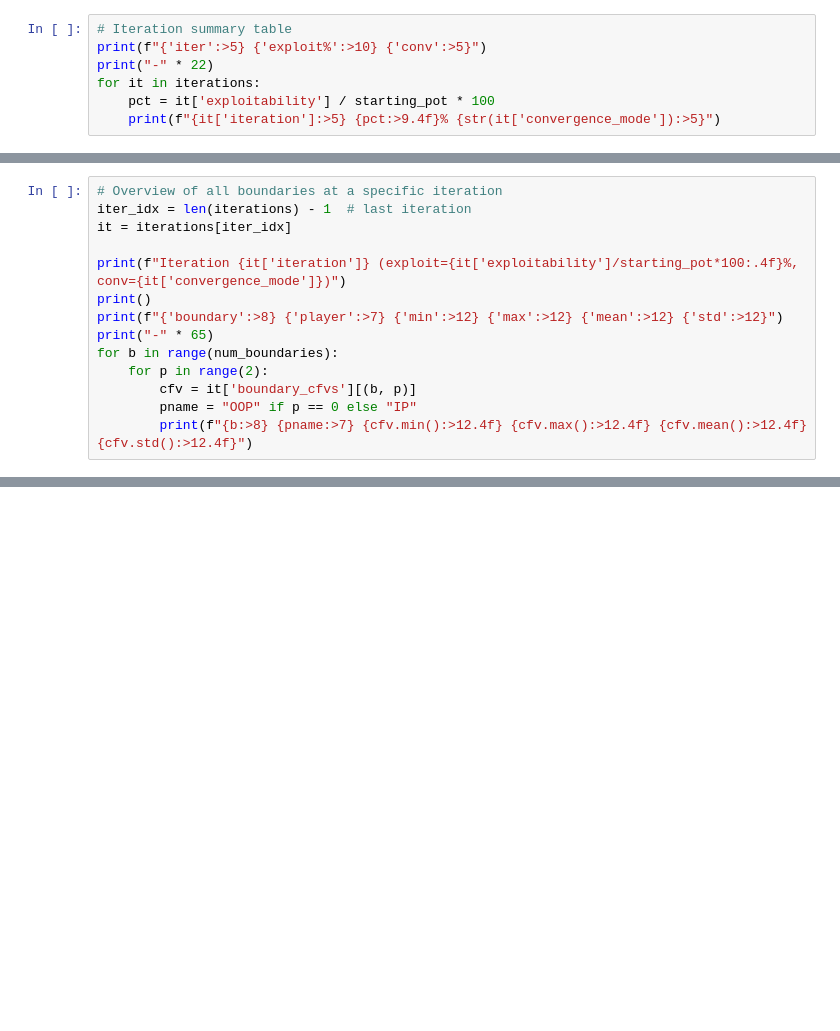
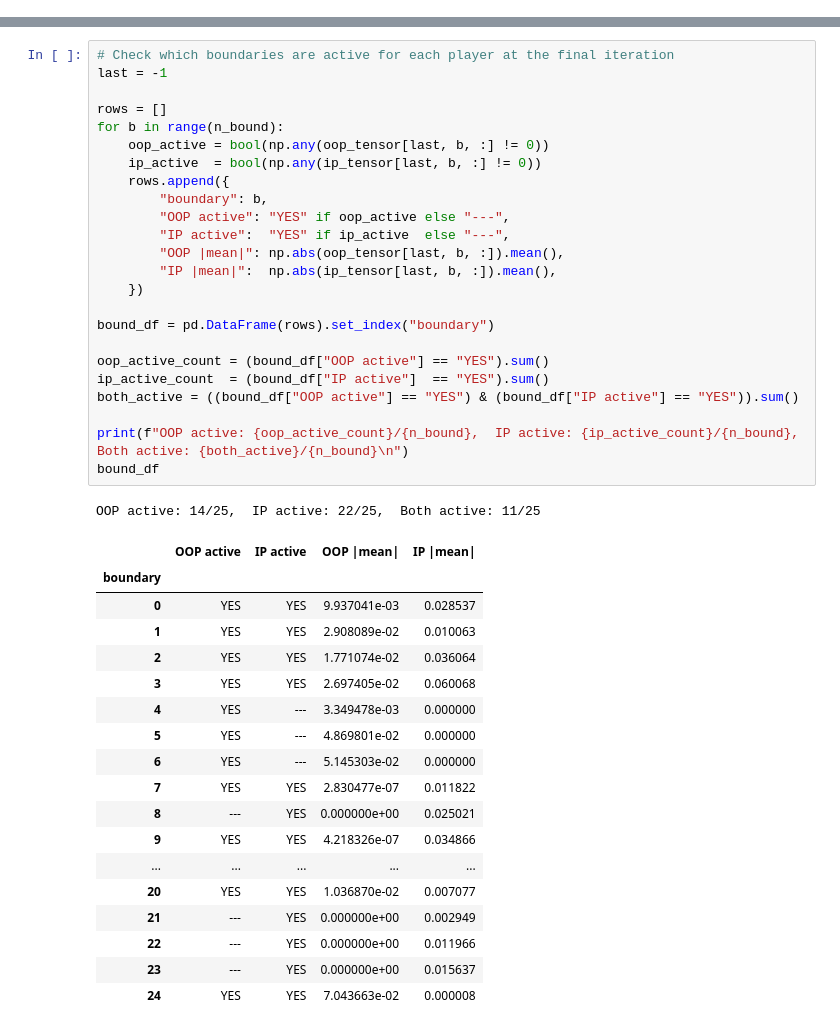
Before and after one commit to NuttakitDW/postflop-solver, a Jupyter notebook: notebooks/inspect_dpairs2.ipynb, the cells around one changed output, grey strips where cells are left out. Saved outputs shown, nothing was run; the diff lists cells and outputs as text; blank space fills up the shorter version.

```diff
--- a/notebooks/inspect_dpairs2.ipynb
+++ b/notebooks/inspect_dpairs2.ipynb
@@ -50,7 +0,0 @@ Loaded 150 iterations
-# %%
-# Iteration summary table
-print(f"{'iter':>5} {'exploit%':>10} {'conv':>5}")
-print("-" * 22)
-for it in iterations:
-    pct = it['exploitability'] / starting_pot * 100
-    print(f"{it['iteration']:>5} {pct:>9.4f}% {str(it['convergence_mode']):>5}")
@@ -141,14 +0,0 @@ Boundary 0, Player OOP — iter-to-iter CFV delta
-# %%
-# Overview of all boundaries at a specific iteration
-iter_idx = len(iterations) - 1  # last iteration
-it = iterations[iter_idx]
-
-print(f"Iteration {it['iteration']} (exploit={it['exploitability']/starting_pot*100:.4f}%, conv={it['convergence_mode']})")
-print()
-print(f"{'boundary':>8} {'player':>7} {'min':>12} {'max':>12} {'mean':>12} {'std':>12}")
-print("-" * 65)
-for b in range(num_boundaries):
-    for p in range(2):
-        cfv = it['boundary_cfvs'][(b, p)]
-        pname = "OOP" if p == 0 else "IP"
-        print(f"{b:>8} {pname:>7} {cfv.min():>12.4f} {cfv.max():>12.4f} {cfv.mean():>12.4f} {cfv.std():>12.4f}")
@@ -172,0 +384,44 @@ boundary  player          min          max         mean          std
+# %%
+# Check which boundaries are active for each player at the final iteration
+last = -1
+
+rows = []
+for b in range(n_bound):
+    oop_active = bool(np.any(oop_tensor[last, b, :] != 0))
+    ip_active  = bool(np.any(ip_tensor[last, b, :] != 0))
+    rows.append({
+        "boundary": b,
+        "OOP active": "YES" if oop_active else "---",
+        "IP active":  "YES" if ip_active  else "---",
+        "OOP |mean|": np.abs(oop_tensor[last, b, :]).mean(),
+        "IP |mean|":  np.abs(ip_tensor[last, b, :]).mean(),
+    })
+
+bound_df = pd.DataFrame(rows).set_index("boundary")
+
+oop_active_count = (bound_df["OOP active"] == "YES").sum()
+ip_active_count  = (bound_df["IP active"]  == "YES").sum()
+both_active = ((bound_df["OOP active"] == "YES") & (bound_df["IP active"] == "YES")).sum()
+
+print(f"OOP active: {oop_active_count}/{n_bound},  IP active: {ip_active_count}/{n_bound},  Both active: {both_active}/{n_bound}\n")
+bound_df
+# %% [output]
+OOP active: 14/25,  IP active: 22/25,  Both active: 11/25
+|  | OOP active | IP active | OOP |mean| | IP |mean| |
+| boundary |  |  |  |  |
+| 0 | YES | YES | 9.937041e-03 | 0.028537 |
+| 1 | YES | YES | 2.908089e-02 | 0.010063 |
+| 2 | YES | YES | 1.771074e-02 | 0.036064 |
+| 3 | YES | YES | 2.697405e-02 | 0.060068 |
+| 4 | YES | --- | 3.349478e-03 | 0.000000 |
+| 5 | YES | --- | 4.869801e-02 | 0.000000 |
+| 6 | YES | --- | 5.145303e-02 | 0.000000 |
+| 7 | YES | YES | 2.830477e-07 | 0.011822 |
+| 8 | --- | YES | 0.000000e+00 | 0.025021 |
+| 9 | YES | YES | 4.218326e-07 | 0.034866 |
+| ... | ... | ... | ... | ... |
+| 20 | YES | YES | 1.036870e-02 | 0.007077 |
+| 21 | --- | YES | 0.000000e+00 | 0.002949 |
+| 22 | --- | YES | 0.000000e+00 | 0.011966 |
+| 23 | --- | YES | 0.000000e+00 | 0.015637 |
+| 24 | YES | YES | 7.043663e-02 | 0.000008 |
```
Also changed, not shown: parts of 26 cells of this notebook.
